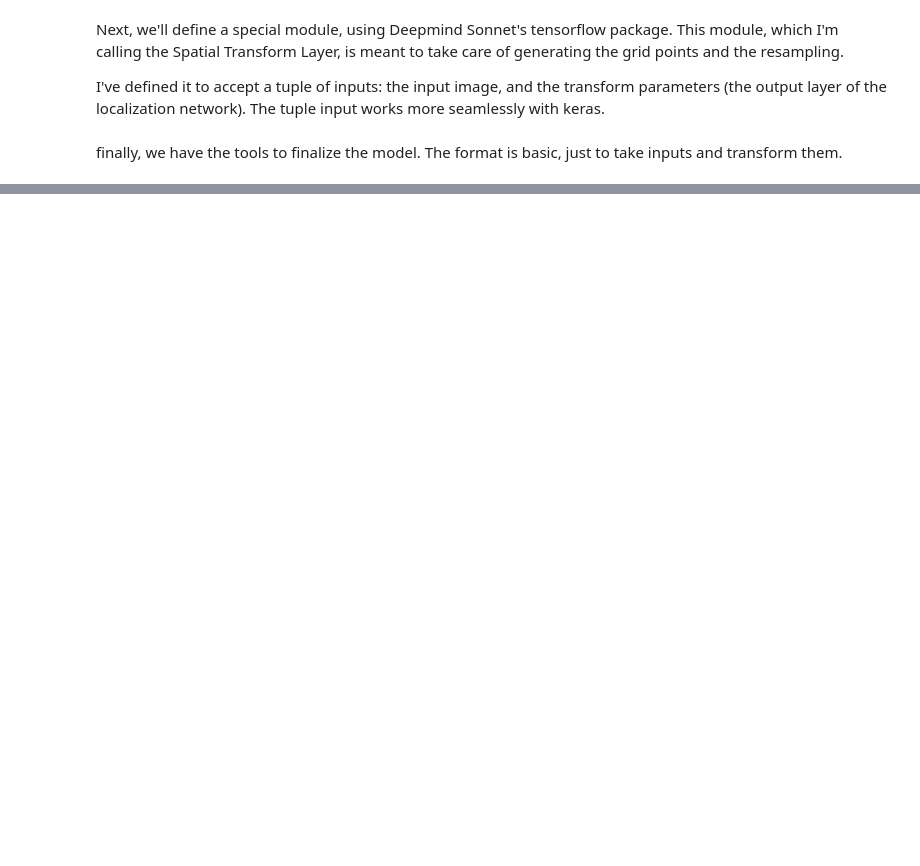
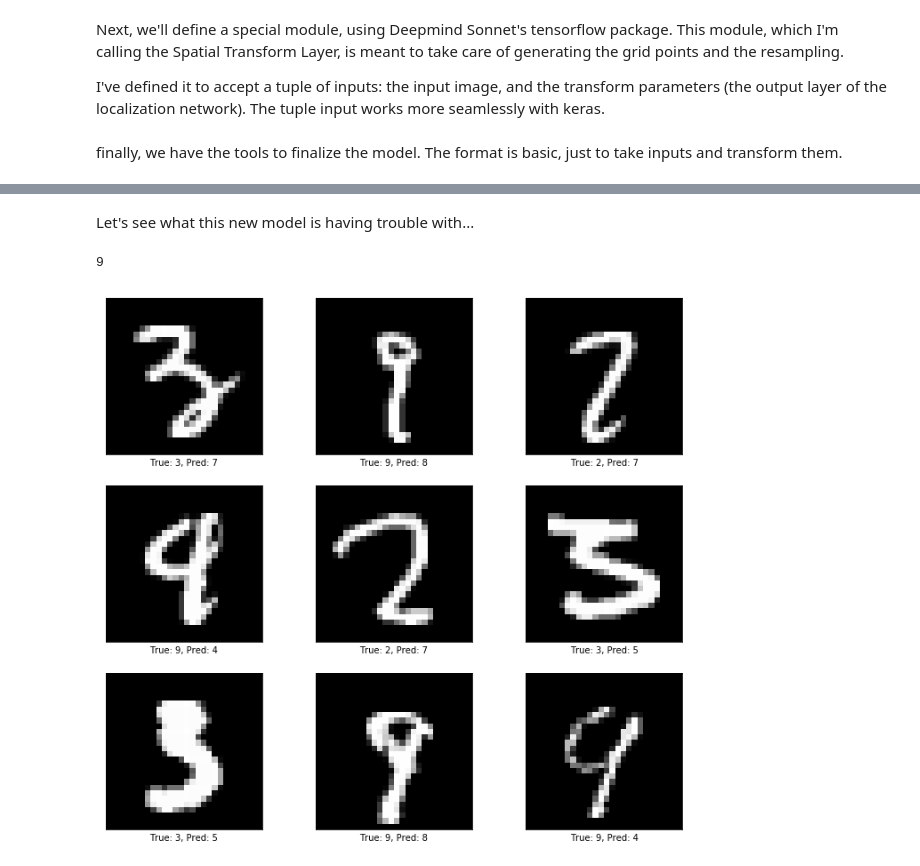
Before and after one commit to dasturge/spatial_transformer_networks, a Jupyter notebook: spatial_transformer_networks.ipynb, the cells around one changed output, grey strips where cells are left out. Drawn from its saved outputs; the diff is of its cells as text; code cells hidden in the pictures; blank space fills up the shorter version.

```diff
--- a/spatial_transformer_networks.ipynb
+++ b/spatial_transformer_networks.ipynb
@@ -474,0 +589,3 @@ plot_examples(V_images, cls_true[examples], cls_pred[examples])
+# %%
+model = stn_model_fn(**model_parameters)
+model.fit(x=X_train, y=y_train, validation_data=(X_test, y_test), epochs=10, batch_size=32)
@@ -474,0 +611,17 @@ plot_examples(V_images, cls_true[examples], cls_pred[examples])
+# %% [markdown]
+Let's see what this new model is having trouble with...
+# %%
+# some samples
+y_pred = model.predict(X_test)
+cls_pred = np.argmax(y_pred, axis=1)
+cls_true = np.argmax(y_test, axis=1)
+# %%
+bad_preds = np.argwhere(cls_pred != cls_true).flatten()
+examples = bad_preds[:9]
+U_images = X_test[examples]
+V_images = resampler.predict(U_images)
+# %%
+plot_examples(U_images, cls_true[examples], cls_pred[examples])
+# %% [output]
+9
+[figure, added]
```
Also changed, not shown: parts of 19 cells of this notebook, 1 other file.
